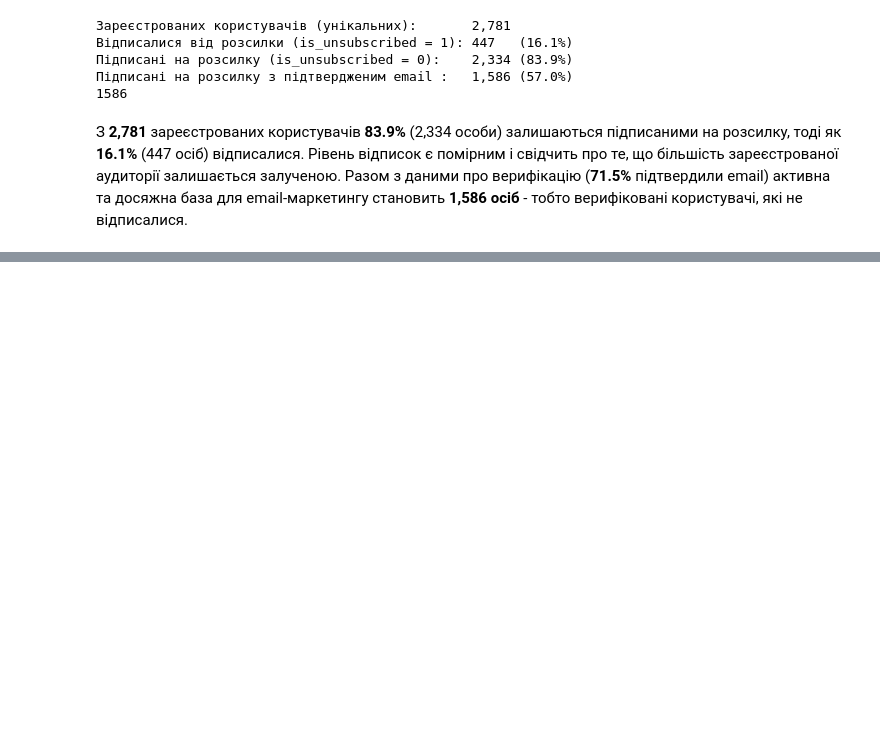
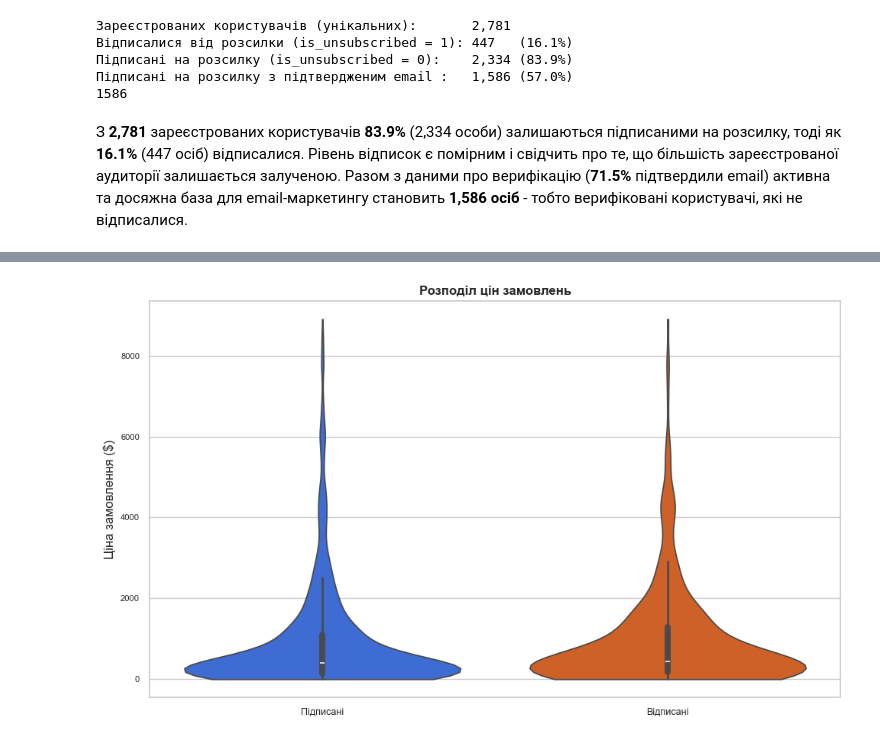
Before and after one commit to VladNkov/online_store_sales_analysis, a Jupyter notebook: online_store_sales_analysis.ipynb, the cells around one changed output, grey strips where cells are left out. Cells and saved outputs as stored; diff of their text form; code cells hidden in the pictures; blank space fills up the shorter version.

```diff
--- a/online_store_sales_analysis.ipynb
+++ b/online_store_sales_analysis.ipynb
@@ -805,0 +808,23 @@ print(f'Підписані на розсилку з підтвердженим e
+# %%
+df_registered = df.dropna(subset=['account_id'])
+
+df_registered_data = (df_registered.groupby('is_unsubscribed').agg(
+    users=('account_id', 'nunique'),
+    orders=('ga_session_id', 'nunique'),
+    revenue=('price', 'sum')))
+
+df_registered_data['AOV'] = df_registered_data['revenue'] / df_registered_data['orders']
+df_registered_data['orders_per_user'] = df_registered_data['orders'] / df_registered_data['users']
+df_registered_data['revenue_per_user'] = df_registered_data['revenue'] / df_registered_data['users']
+
+df_registered_data = df_registered_data.rename(index={0: 'Підписані', 1: 'Відписані'})
+
+df_registered_data = df_registered_data.rename(columns={
+    'users': 'Користувачів',
+    'orders': 'Замовлень',
+    'revenue': 'Дохід ($)',
+    'AOV': 'Середній чек ($)',
+    'orders_per_user': 'Замовлень / користувача',
+    'revenue_per_user': 'Дохід / користувача ($)'})
+
+df_registered_data
@@ -805,0 +892,21 @@ print(f'Підписані на розсилку з підтвердженим e
+# %%
+plt.figure(figsize=(10, 6))
+
+sns.violinplot(data=plot_data, x='subscription', y='price', hue='subscription', palette=palette, cut=0)
+
+plt.title('Розподіл цін замовлень', fontsize=12, fontweight='bold')
+
+plt.xlabel('')
+plt.ylabel('Ціна замовлення ($)')
+
+ax.set_ylim(bottom=0)
+
+plt.tick_params(axis='x', labelsize=9)
+plt.tick_params(axis='y', labelsize=8)
+
+ax = plt.gca()
+
+plt.tight_layout()
+plt.show()
+# %% [output]
+[figure, added]
```
Also changed, not shown: parts of 8 cells of this notebook, 1 other file.
